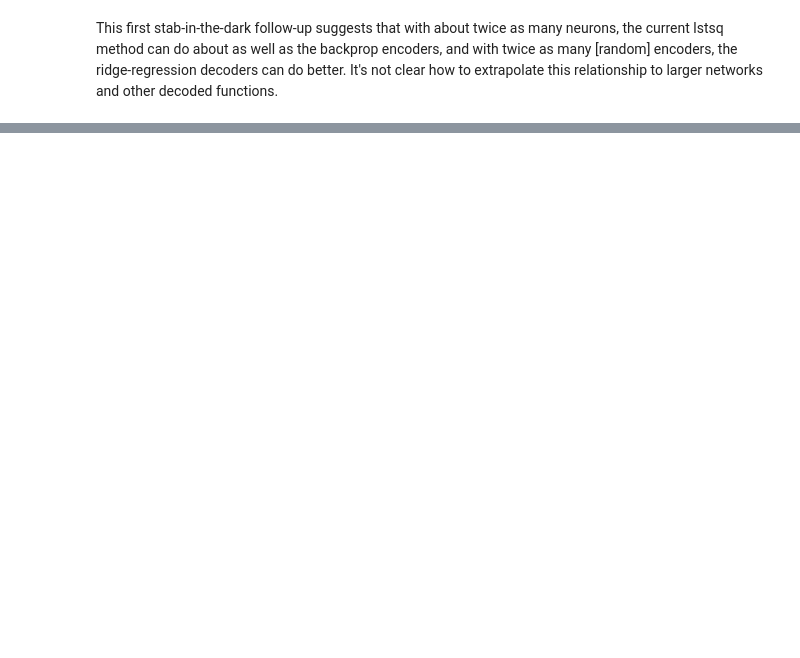
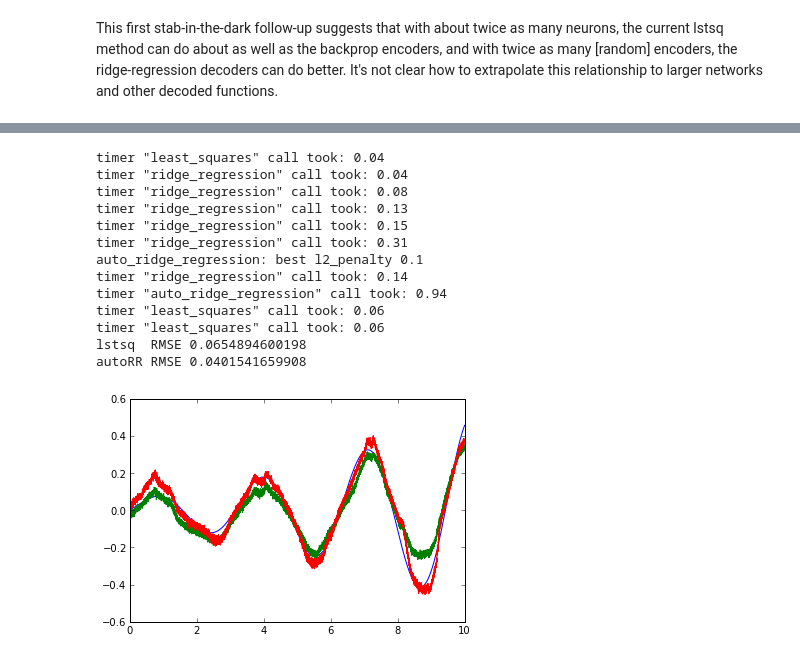
Before and after one commit to nengo/nengo, a Jupyter notebook: examples/decoder-experiments.ipynb, the cells around one changed output, grey strips where cells are left out. Saved outputs shown, nothing was run; the diff lists cells and outputs as text; code cells hidden in the pictures; blank space fills up the shorter version.

Commit message:
adding decoder-experiment bit about multiplication

```diff
--- a/examples/decoder-experiments.ipynb
+++ b/examples/decoder-experiments.ipynb
@@ -271,0 +274,52 @@ This first stab-in-the-dark follow-up suggests that with about twice as many neu
+# %%
+import nengo
+from nengo.tests.test_backprop import encoders_by_backprop
+
+def inputs(t):
+    return np.asarray([(t + 5) / 15.0 * np.sin(t), (t + 5) / 15. * np.cos(t)]).T
+
+def find_min_mse(a, b):
+    assert len(a) == len(b)
+    rmses = [np.sqrt(np.sum((a[:-offset] - b[offset:]) ** 2) / (len(a) - offset))
+            for offset in range(1, 100)]
+    return min(rmses)
+
+model = nengo.Model('Mult', seed=123)
+model.make_node('Input', inputs)
+model.make_ensemble('A', nengo.LIF(24), dimensions=2, seed=123)
+model.make_ensemble('B', nengo.LIF(50), dimensions=1, seed=123)
+model.make_ensemble('C', nengo.LIF(50), dimensions=1, seed=123)
+model.connect('Input', 'A')
+model.connect('A', 'B', function=lambda x: x[0] * x[1])
+model.connect('A', 'C', function=lambda x: x[0] * x[1],
+              decoder_solver=nengo.decoders.auto_ridge_regression)
+model.probe('B', filter=0.03)
+model.probe('C', filter=0.03)
+
+sim = model.simulator(dt=0.001)
+sim.run(10)
+t = sim.data(model.t).ravel()
+inputs_t = inputs(t)
+plot(t, inputs_t[:,0] * inputs_t[:, 1])
+plot(t, sim.data('B'))
+plot(t, sim.data('C'))
+
+mult_lstsq_rmse = find_min_mse(inputs_t[:,0] * inputs_t[:, 1], sim.data('B').ravel())
+mult_arr_rmse = find_min_mse(inputs_t[:,0] * inputs_t[:, 1], sim.data('C').ravel())
+print 'lstsq  RMSE', mult_lstsq_rmse
+print 'autoRR RMSE', mult_arr_rmse
+# %% [output]
+timer "least_squares" call took: 0.04
+timer "ridge_regression" call took: 0.04
+timer "ridge_regression" call took: 0.08
+timer "ridge_regression" call took: 0.13
+timer "ridge_regression" call took: 0.15
+timer "ridge_regression" call took: 0.31
+auto_ridge_regression: best l2_penalty 0.1
+timer "ridge_regression" call took: 0.14
+timer "auto_ridge_regression" call took: 0.94
+timer "least_squares" call took: 0.06
+timer "least_squares" call took: 0.06
+lstsq  RMSE 0.0654894600198
+autoRR RMSE 0.0401541659908
+[figure, added]
```
Also changed, not shown: parts of 11 cells of this notebook, 2 other files.
